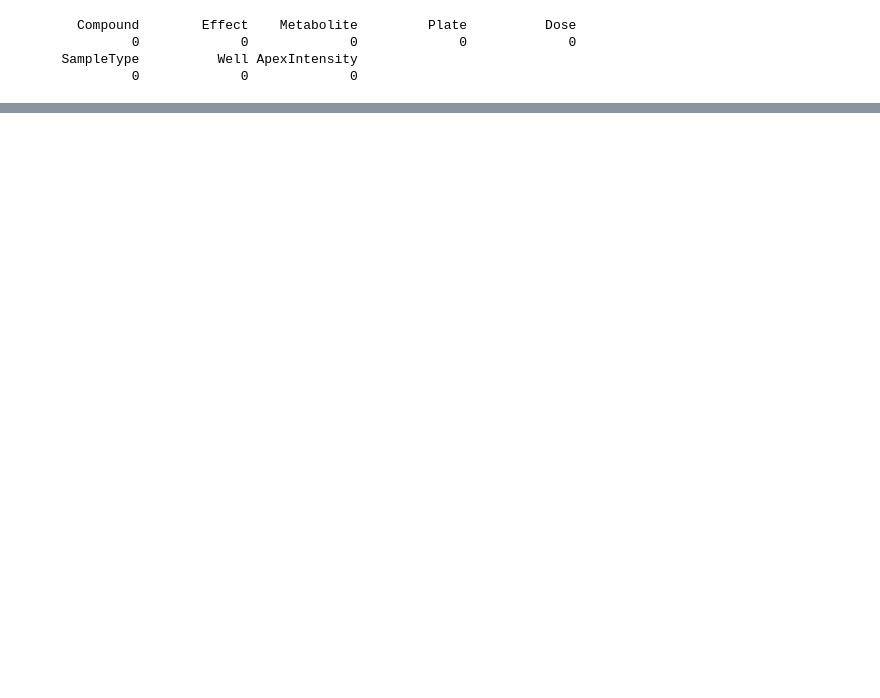
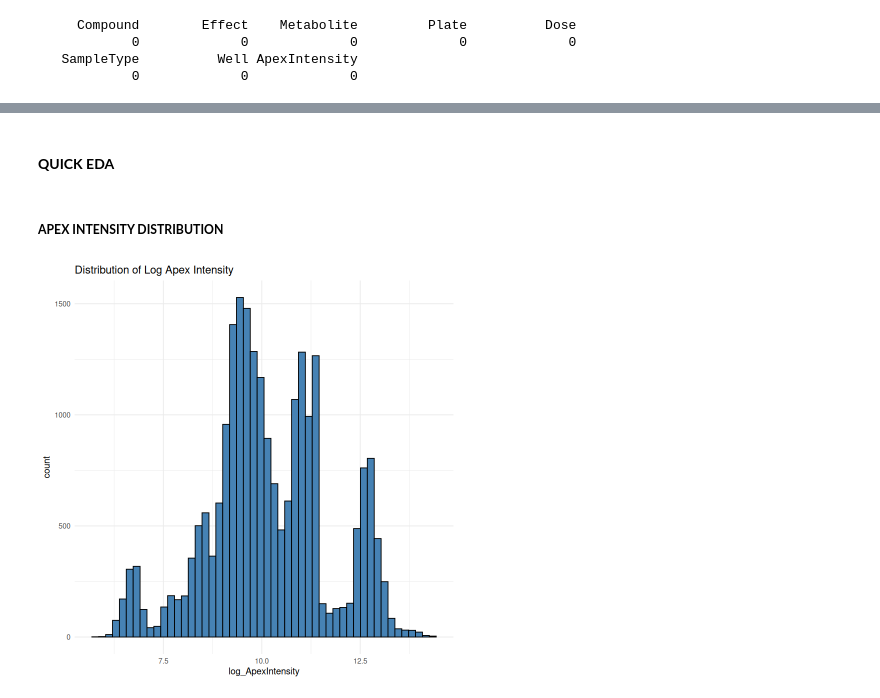
Before and after one commit to Ilesh-Dhall/Metabolomics-Data-Analysis-For-Biomarker-Discovery, a Jupyter notebook: analysis/Pre-Processing.ipynb, the cells around one changed output, grey strips where cells are left out. Drawn from its saved outputs; the diff is of its cells as text; code cells hidden in the pictures; blank space fills up the shorter version.

Commit message:
Pipelined Data PreProcessing

```diff
--- a/analysis/Pre-Processing.ipynb
+++ b/analysis/Pre-Processing.ipynb
@@ -101,0 +77,6 @@ pairs(data[, c("ApexIntensity", "Dose")], main = "Scatterplot Matrix", pch = 19,
+# %%
+# Log Transformation
+data$log_ApexIntensity <- log(data$ApexIntensity)
+
+# Z-score Transformation
+data$z_ApexIntensity <- scale(data$ApexIntensity)
@@ -101,0 +107,3 @@ pairs(data[, c("ApexIntensity", "Dose")], main = "Scatterplot Matrix", pch = 19,
+# %%
+# Group dose levels
+data$Dose_group <- cut(data$Dose, breaks = c(0, 1, 10, 100), labels = c("Low", "Medium", "High"))
@@ -101,0 +122,11 @@ pairs(data[, c("ApexIntensity", "Dose")], main = "Scatterplot Matrix", pch = 19,
+# %% [markdown]
+#### **QUICK EDA**
+# %% [markdown]
+##### **APEX INTENSITY DISTRIBUTION**
+# %%
+ggplot(data, aes(x = log_ApexIntensity)) +
+  geom_histogram(bins = 50, fill = "steelblue", color = "black") +
+  theme_minimal() +
+  labs(title = "Distribution of Log Apex Intensity")
+# %% [output]
+[figure, added]
```
Also changed, not shown: parts of 15 cells of this notebook.
